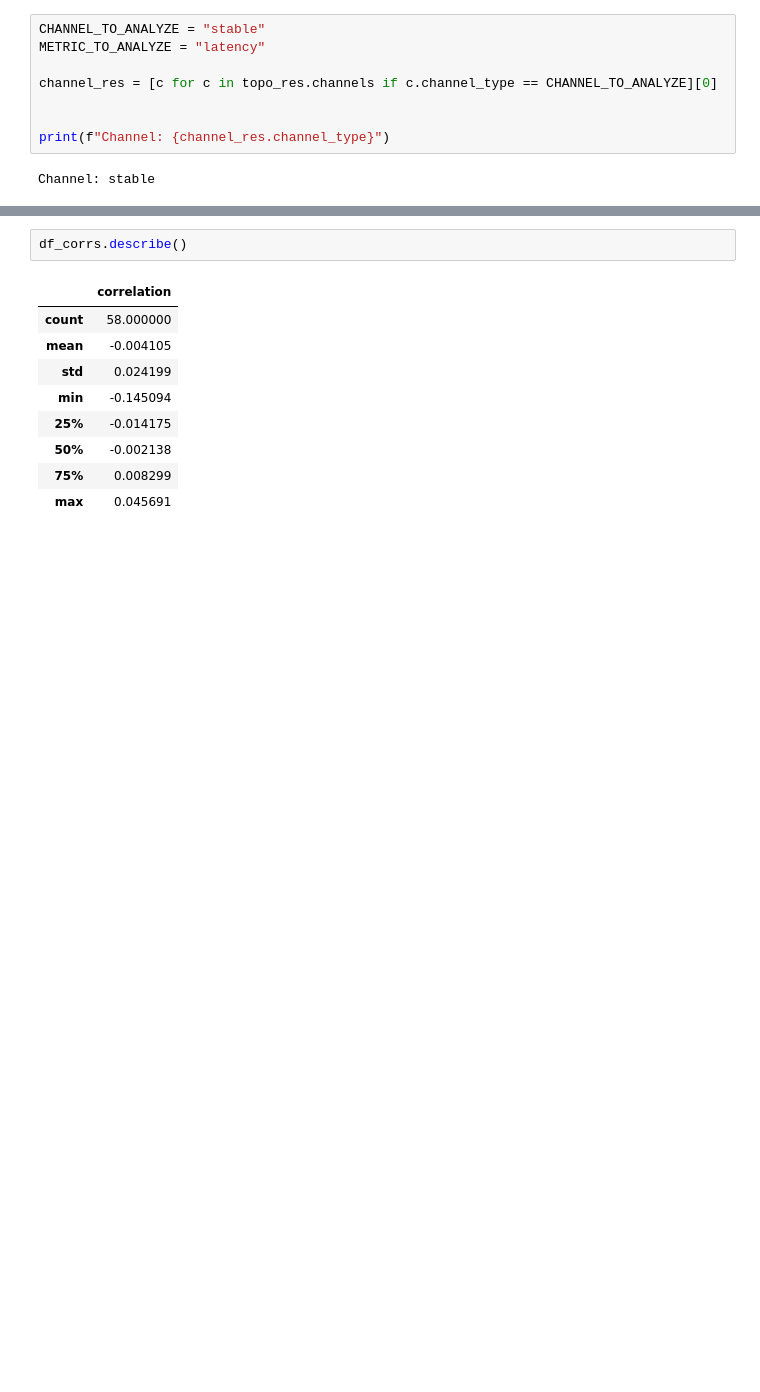
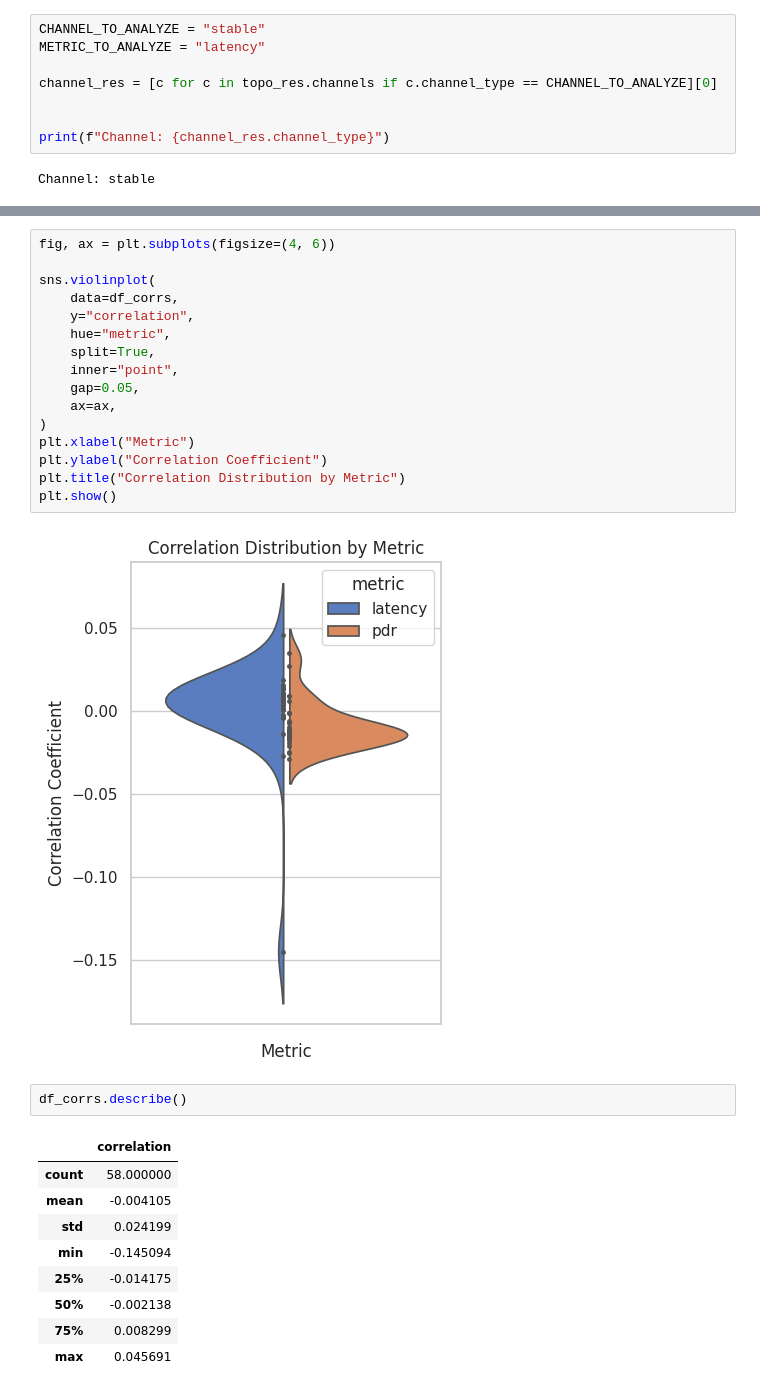
Before and after one commit to damiano-salvaterra/SPE-project, a Jupyter notebook: src/evaluation/variance_reduction.ipynb, the cells around one changed output, grey strips where cells are left out. Drawn from its saved outputs; the diff is of its cells as text; blank space fills up the shorter version.

```diff
--- a/src/evaluation/variance_reduction.ipynb
+++ b/src/evaluation/variance_reduction.ipynb
@@ -425,3 +461,21 @@ df_corrs = pd.concat([df_corrs, pd.DataFrame(all_corrs)])
+# %%
+fig, ax = plt.subplots(figsize=(4, 6))
+
+sns.violinplot(
+    data=df_corrs,
+    y="correlation",
+    hue="metric",
+    split=True,
+    inner="point",
+    gap=0.05,
+    ax=ax,
+)
+plt.xlabel("Metric")
+plt.ylabel("Correlation Coefficient")
+plt.title("Correlation Distribution by Metric")
+plt.show()
+# %% [output]
+[figure, added]
 # %%
 df_corrs.describe()
 # %% [output]
```
Also changed, not shown: parts of 4 cells of this notebook, 4 other files.
